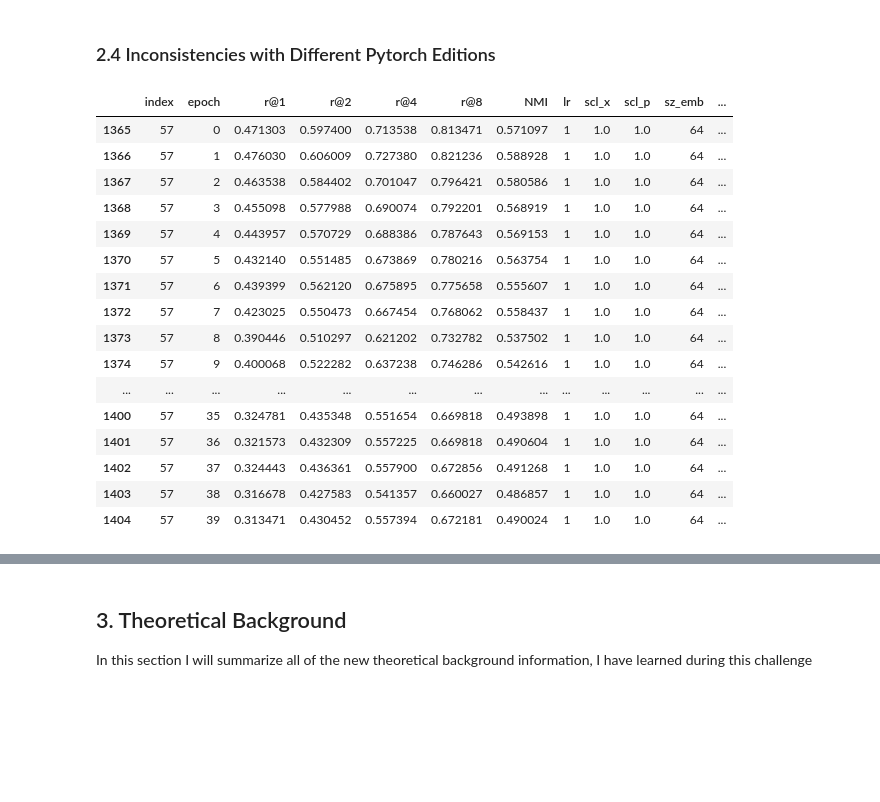
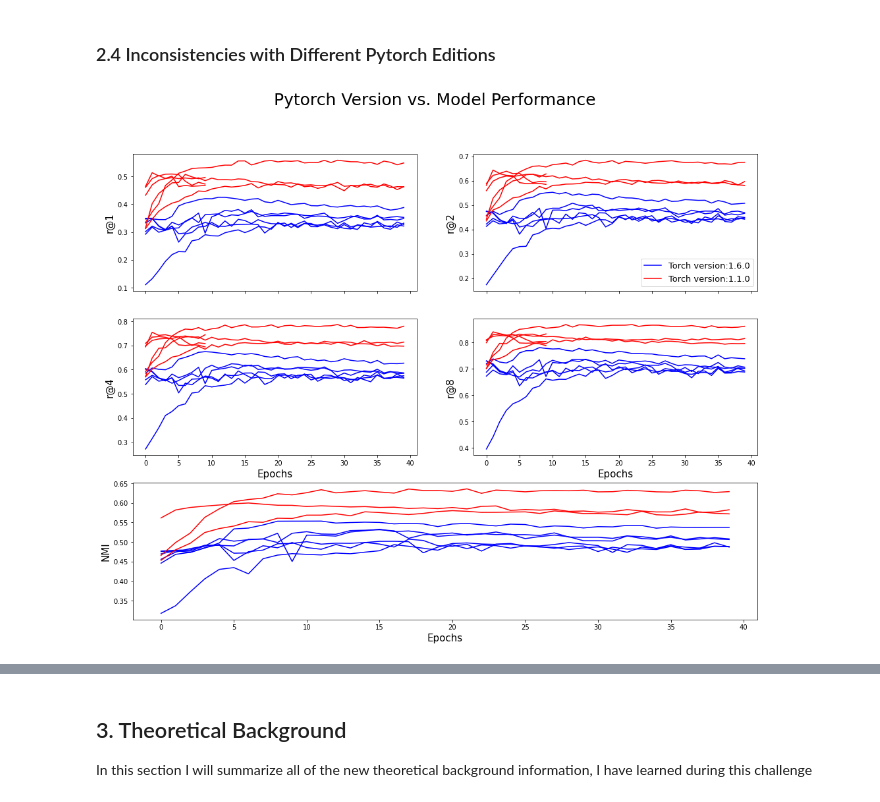
Before and after one commit to jillerhaus/Proxy-NCA, a Jupyter notebook: Analyze.ipynb, the cells around one changed output, grey strips where cells are left out. Cells and saved outputs as stored; diff of their text form; code cells hidden in the pictures; blank space fills up the shorter version.

```diff
--- a/Analyze.ipynb
+++ b/Analyze.ipynb
@@ -206,26 +251,13 @@ plot_df(results_df3)
 # %% [markdown]
 ### 2.4 Inconsistencies with Different Pytorch Editions
 # %%
-cub_df[cub_df['torch version'] == '1.6.0']['index'].unique()
-cub_df[((cub_df.iloc[:,7:-2] == cub_df[(cub_df['index'] == 51)].iloc[1, 7:-2]).sum(axis = 1) == 6)
-        & (cub_df['torch version'] == '1.1.0') &
-       (cub_df.batch == 32)]
-# cub_df[(cub_df['torch version'] == '1.1.0') &
+torch_16_df = cub_df[cub_df['torch version'] == '1.6.0']
+torch_11_df = pd.DataFrame(columns = torch_16_df.columns)
+for ind in torch_16_df['index'].unique():
+    df = cub_df[((cub_df.iloc[:,7:-2] == cub_df[(cub_df['index'] == ind)].iloc[1, 7:-2]).sum(axis = 1) == 6)
+            & (cub_df['torch version'] == '1.1.0') &
+           (cub_df.batch == 128)]
+    torch_11_df = pd.concat([torch_11_df, df])
+plot_df([torch_16_df, torch_11_df], colors = ['b','r'], labels = 'version', title = 'Pytorch Version vs. Model Performance')
 # %% [output]
-|  | index | epoch | r@1 | r@2 | r@4 | r@8 | NMI | lr | scl_x | scl_p | sz_emb | ... |
-| 1365 | 57 | 0 | 0.471303 | 0.597400 | 0.713538 | 0.813471 | 0.571097 | 1 | 1.0 | 1.0 | 64 | ... |
-| 1366 | 57 | 1 | 0.476030 | 0.606009 | 0.727380 | 0.821236 | 0.588928 | 1 | 1.0 | 1.0 | 64 | ... |
-| 1367 | 57 | 2 | 0.463538 | 0.584402 | 0.701047 | 0.796421 | 0.580586 | 1 | 1.0 | 1.0 | 64 | ... |
-| 1368 | 57 | 3 | 0.455098 | 0.577988 | 0.690074 | 0.792201 | 0.568919 | 1 | 1.0 | 1.0 | 64 | ... |
-| 1369 | 57 | 4 | 0.443957 | 0.570729 | 0.688386 | 0.787643 | 0.569153 | 1 | 1.0 | 1.0 | 64 | ... |
-| 1370 | 57 | 5 | 0.432140 | 0.551485 | 0.673869 | 0.780216 | 0.563754 | 1 | 1.0 | 1.0 | 64 | ... |
-| 1371 | 57 | 6 | 0.439399 | 0.562120 | 0.675895 | 0.775658 | 0.555607 | 1 | 1.0 | 1.0 | 64 | ... |
-| 1372 | 57 | 7 | 0.423025 | 0.550473 | 0.667454 | 0.768062 | 0.558437 | 1 | 1.0 | 1.0 | 64 | ... |
-| 1373 | 57 | 8 | 0.390446 | 0.510297 | 0.621202 | 0.732782 | 0.537502 | 1 | 1.0 | 1.0 | 64 | ... |
-| 1374 | 57 | 9 | 0.400068 | 0.522282 | 0.637238 | 0.746286 | 0.542616 | 1 | 1.0 | 1.0 | 64 | ... |
-| ... | ... | ... | ... | ... | ... | ... | ... | ... | ... | ... | ... | ... |
-| 1400 | 57 | 35 | 0.324781 | 0.435348 | 0.551654 | 0.669818 | 0.493898 | 1 | 1.0 | 1.0 | 64 | ... |
-| 1401 | 57 | 36 | 0.321573 | 0.432309 | 0.557225 | 0.669818 | 0.490604 | 1 | 1.0 | 1.0 | 64 | ... |
-| 1402 | 57 | 37 | 0.324443 | 0.436361 | 0.557900 | 0.672856 | 0.491268 | 1 | 1.0 | 1.0 | 64 | ... |
-| 1403 | 57 | 38 | 0.316678 | 0.427583 | 0.541357 | 0.660027 | 0.486857 | 1 | 1.0 | 1.0 | 64 | ... |
-| 1404 | 57 | 39 | 0.313471 | 0.430452 | 0.557394 | 0.672181 | 0.490024 | 1 | 1.0 | 1.0 | 64 | ... |
+[figure, added]
```
Also changed, not shown: parts of 38 cells of this notebook, 32 other files.
